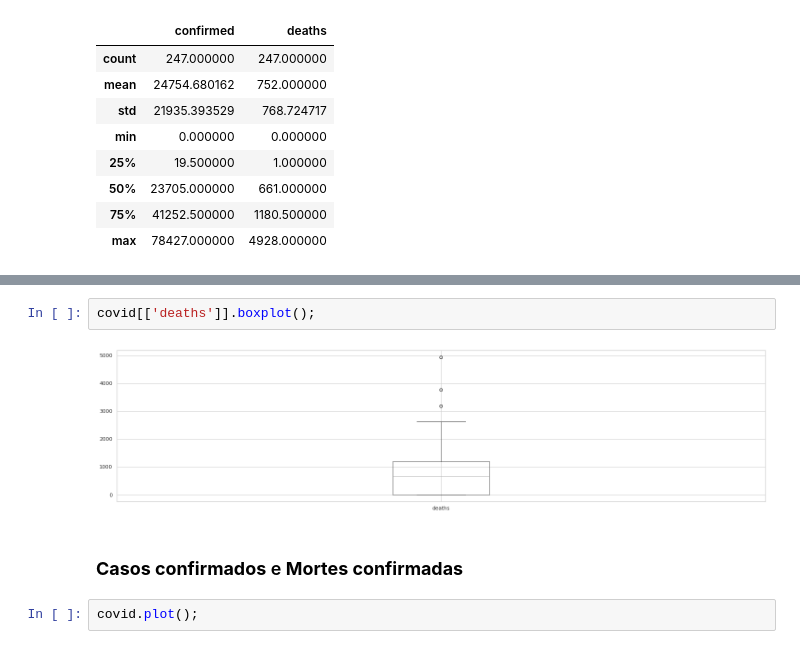
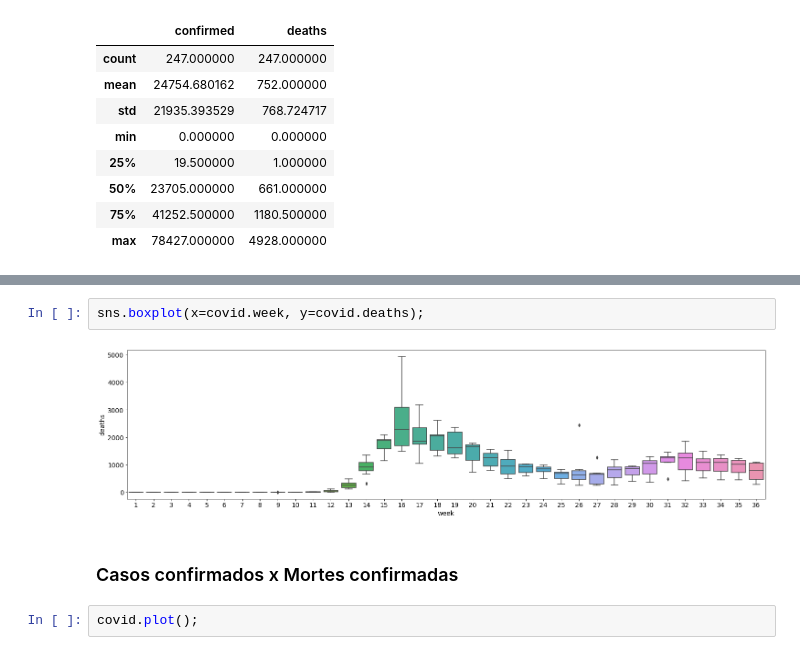
Before and after one commit to guilourenzo/mba-usp, a Jupyter notebook: APRENDIZADO DINÂMICO/PROJETO FINAL/GuilhermeLourenco_FINAL.ipynb, the cells around one changed output, grey strips where cells are left out. Cells and saved outputs as stored; diff of their text form.

```diff
--- a/APRENDIZADO DINÂMICO/PROJETO FINAL/GuilhermeLourenco_FINAL.ipynb
+++ b/APRENDIZADO DINÂMICO/PROJETO FINAL/GuilhermeLourenco_FINAL.ipynb
@@ -133,9 +141,9 @@ covid[['confirmed']].boxplot();
-# %%
-covid[['deaths']].boxplot();
-# %% [output]
-[figure, removed]
+# %%
+sns.boxplot(x=covid.week, y=covid.deaths);
+# %% [output]
+[figure, added]
 # %% [markdown]
-### **Casos confirmados** e **Mortes confirmadas**
+### Casos confirmados x Mortes confirmadas
 # %%
 covid.plot();
 # %% [output]
```
Also changed, not shown: parts of 80 cells of this notebook, 4 other files.
